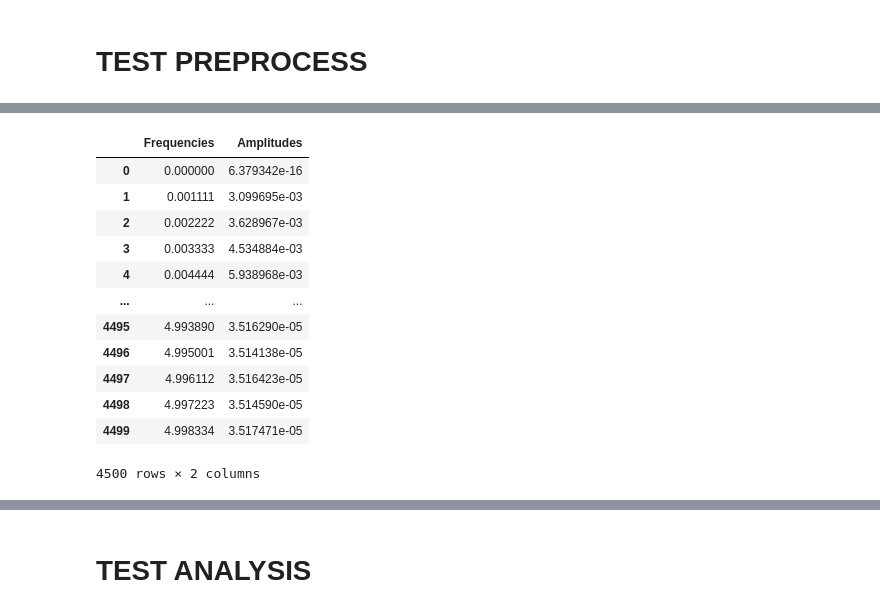
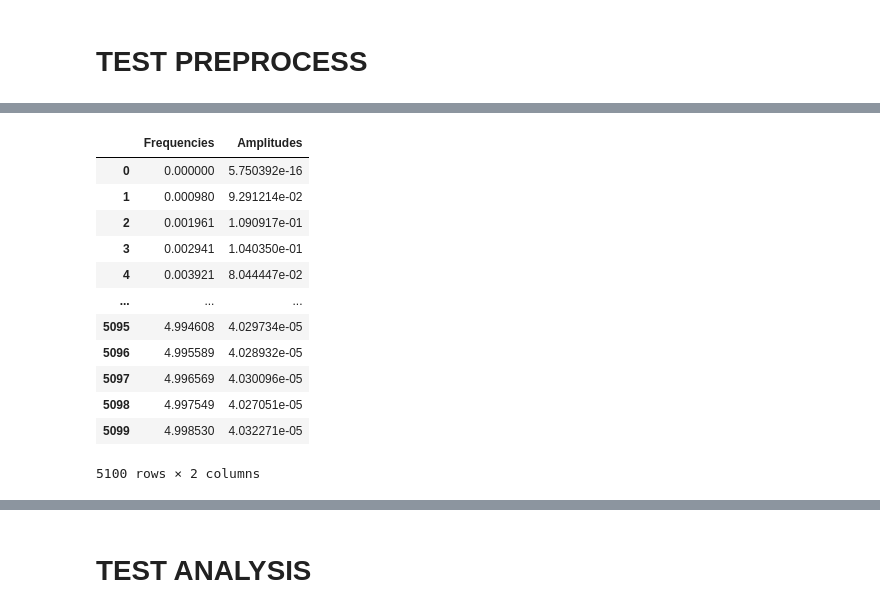
Before and after one commit to arturodmor/Mooring_anomaly_detector, a Jupyter notebook: notebooks/test_class.ipynb, the cells around one changed output, grey strips where cells are left out. Saved outputs shown, nothing was run; the diff lists cells and outputs as text; code cells hidden in the pictures.

```diff
--- a/notebooks/test_class.ipynb
+++ b/notebooks/test_class.ipynb
@@ -85,18 +69,18 @@ dataframes_surge['oc4__Hs1__Tp2__dir1__1']
 # %%
 tff = caso.fourier_python()
 # %%
-dataframes_surge['oc4__Hs1__Tp2__dir1__1']
+dataframes_surge['oc4__Hs2__Tp3__dir1__1']
 # %% [output]
 |  | Frequencies | Amplitudes |
-| 0 | 0.000000 | 6.379342e-16 |
-| 1 | 0.001111 | 3.099695e-03 |
-| 2 | 0.002222 | 3.628967e-03 |
-| 3 | 0.003333 | 4.534884e-03 |
-| 4 | 0.004444 | 5.938968e-03 |
+| 0 | 0.000000 | 5.750392e-16 |
+| 1 | 0.000980 | 9.291214e-02 |
+| 2 | 0.001961 | 1.090917e-01 |
+| 3 | 0.002941 | 1.040350e-01 |
+| 4 | 0.003921 | 8.044447e-02 |
 | ... | ... | ... |
-| 4495 | 4.993890 | 3.516290e-05 |
-| 4496 | 4.995001 | 3.514138e-05 |
-| 4497 | 4.996112 | 3.516423e-05 |
-| 4498 | 4.997223 | 3.514590e-05 |
-| 4499 | 4.998334 | 3.517471e-05 |
+| 5095 | 4.994608 | 4.029734e-05 |
+| 5096 | 4.995589 | 4.028932e-05 |
+| 5097 | 4.996569 | 4.030096e-05 |
+| 5098 | 4.997549 | 4.027051e-05 |
+| 5099 | 4.998530 | 4.032271e-05 |
-4500 rows × 2 columns
+5100 rows × 2 columns
```
Also changed, not shown: parts of 13 cells of this notebook, 1 other file.
